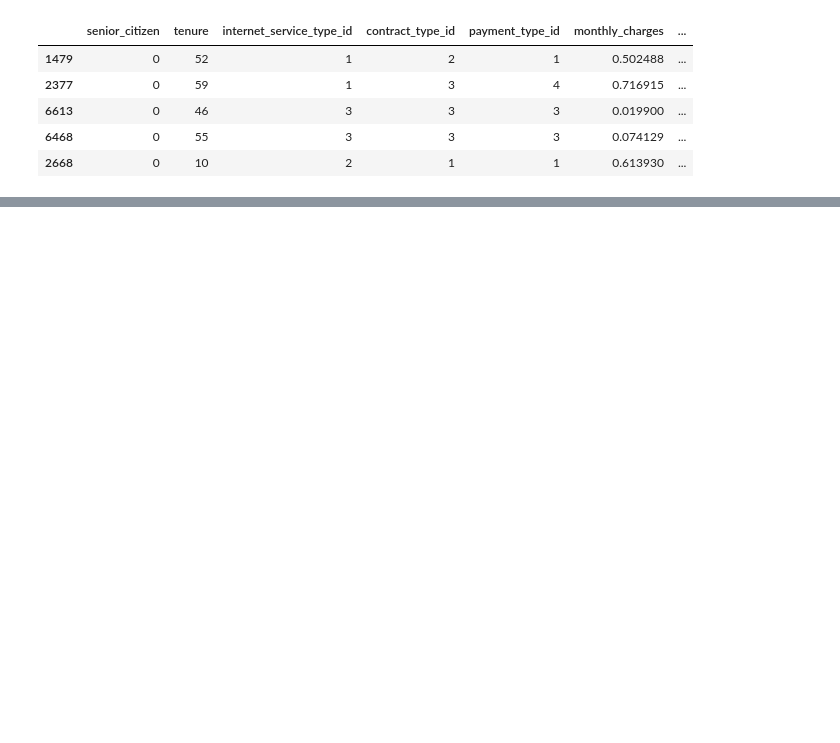
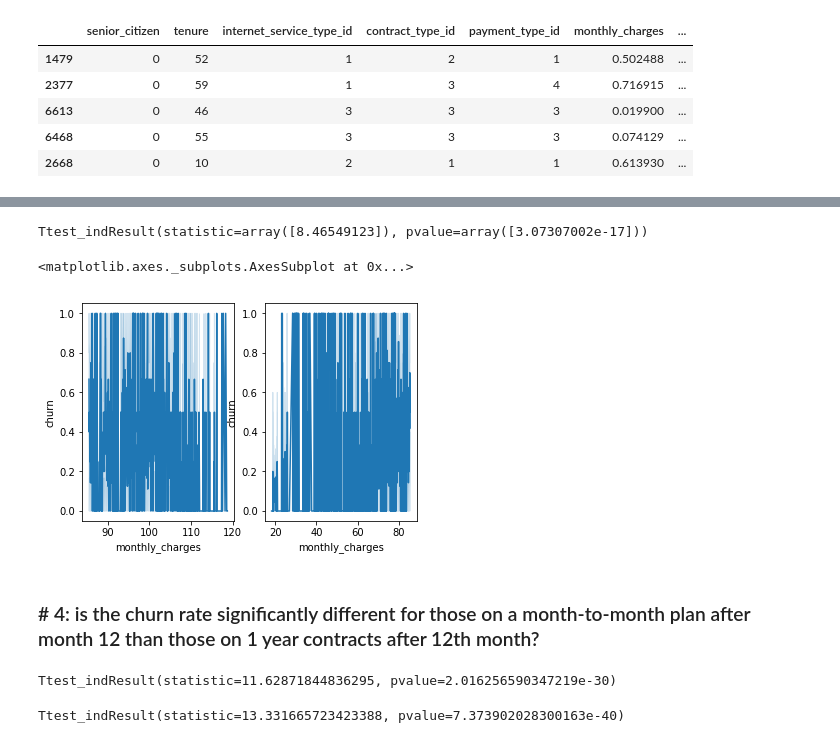
Before and after one commit to classification-orion-matthew/classification_orion_matthew, a Jupyter notebook: Project_Draft_msc.ipynb, the cells around one changed output, grey strips where cells are left out. Drawn from its saved outputs; the diff is of its cells as text; code cells hidden in the pictures; blank space fills up the shorter version.

```diff
--- a/Project_Draft_msc.ipynb
+++ b/Project_Draft_msc.ipynb
@@ -224,0 +104,37 @@ train.head()
+# %%
+higher_monthly_charges = train[['churn']][train.monthly_charges > train.monthly_charges.quantile(0.70)]
+lower_monthly_charges = train[['churn']][train.monthly_charges < train.monthly_charges.quantile(0.70)]
+ttest(higher_monthly_charges, lower_monthly_charges)
+# %% [output]
+Ttest_indResult(statistic=array([8.46549123]), pvalue=array([3.07307002e-17]))
+# %%
+higher_monthly_charges = train[['monthly_charges', 'churn']][train.monthly_charges > train.monthly_charges.quantile(0.70)]
+lower_monthly_charges = train[['monthly_charges', 'churn']][train.monthly_charges < train.monthly_charges.quantile(0.70)]
+# %%
+
+plt.subplot(1, 2, 1)
+sns.lineplot(x='monthly_charges', y='churn', data=higher_monthly_charges)
+plt.subplot(1, 2, 2)
+sns.lineplot(x='monthly_charges', y='churn', data=lower_monthly_charges)
+# %% [output]
+<matplotlib.axes._subplots.AxesSubplot at 0x...>
+[figure, added]
+# %% [markdown]
+### # 4: is the churn rate significantly different for those on a month-to-month plan after month 12 than those on 1 year contracts after 12th month?
+# %%
+year_old_monthlies = train[train.tenure >= 12][train.contract_type_id == 1]
+year_old_monthlies.head()
+year_old_contract = train[train.tenure >= 12][train.contract_type_id == 2]
+ttest(year_old_monthlies.churn, year_old_contract.churn)
+# %% [output]
+Ttest_indResult(statistic=11.62871844836295, pvalue=2.016256590347219e-30)
+# %%
+# 5: are the mean monthly charges for those who have churned significantly different than for
+# those who have not churned?
+has_churned = train[train.churn == 1]
+not_churned = train[train.churn == 0]
+for col in train:
+    ttest(has_churned.monthly_charges, notchurned.monthly_charges)
+ttest(has_churned.monthly_charges, not_churned.monthly_charges)
+# %% [output]
+Ttest_indResult(statistic=13.331665723423388, pvalue=7.373902028300163e-40)
```
Also changed, not shown: parts of 18 cells of this notebook, 1 other file.
